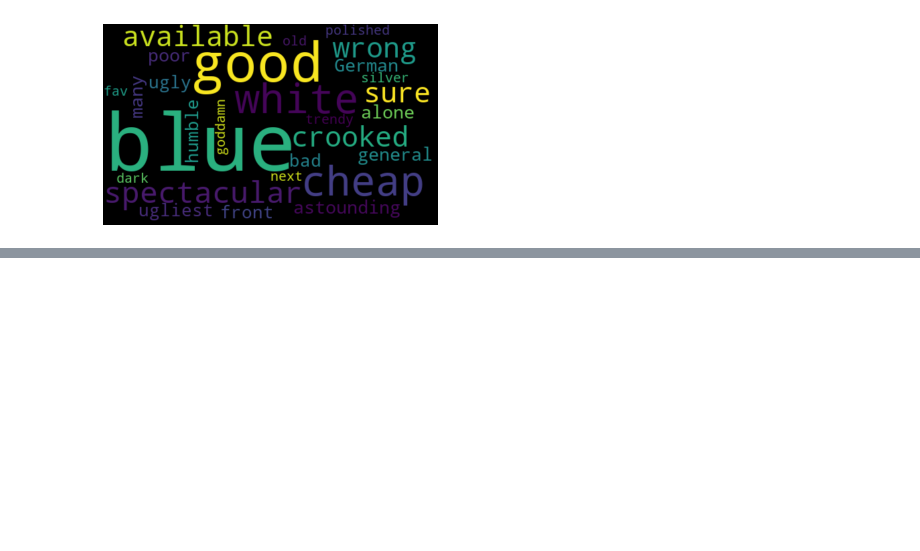
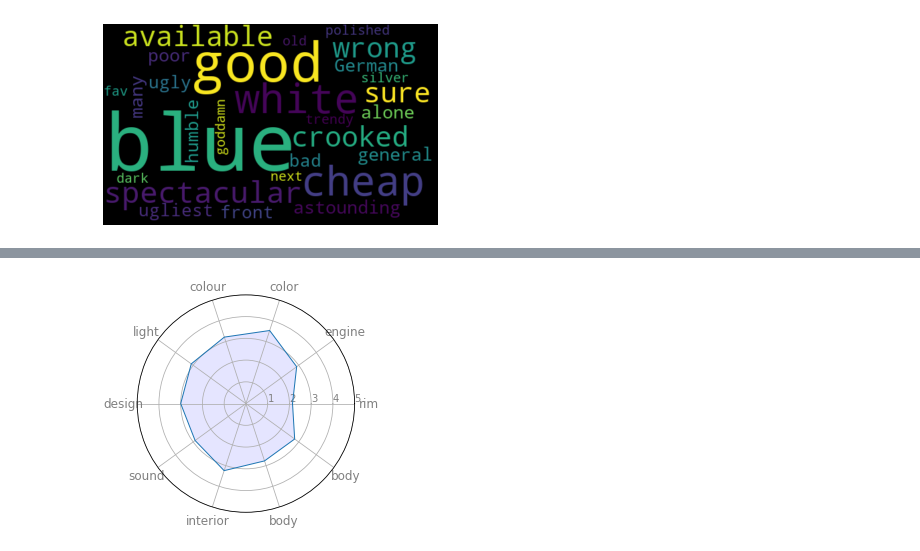
Before and after one commit to johnphilipp/yt-analytics, a Jupyter notebook: test.ipynb, the cells around one changed output, grey strips where cells are left out. Saved outputs shown, nothing was run; the diff lists cells and outputs as text; code cells hidden in the pictures; blank space fills up the shorter version.

Commit message:
Added radar chart

```diff
--- a/test.ipynb
+++ b/test.ipynb
@@ -478,0 +428,10 @@ See the caveats in the documentation: https://pandas.pydata.org/pandas-docs/stab
+# %%
+# New df which filters to only include comments that contain meantion of a feature
+features = ["rim", "steering wheel", "engine", "color", "colour",
+            "carbon", "light", "design", "sound", "interior", "exterior",
+            "mirror", "body", "brake", "chassis", "suspension", "gearbox",
+            "navigation", "infotainment"]
+dfFeatures = pd.DataFrame()
+for feature in features:
+    dfFeatures = pd.concat([dfFeatures, get_df_with_feature(feature)], axis=0)
+len(dfFeatures)
@@ -478,0 +456,10 @@ See the caveats in the documentation: https://pandas.pydata.org/pandas-docs/stab
+# %%
+dfFeatureStats = []
+for feature in features:
+    dfFeatureStats.append([feature,
+                         len(dfFeatures[dfFeatures["Feature"] == feature]),
+                         dfFeatures[dfFeatures["Feature"] == feature]["Sentiment"].mean()])
+
+dfFeatureStats = pd.DataFrame(dfFeatureStats, columns=['Feature', 'Comment count', 'Sentiment mean'])
+dfFeatureStats = dfFeatureStats[dfFeatureStats['Comment count'] >= 5]
+dfFeatureStats.sort_values(by=["Sentiment mean"], ascending=False)
@@ -478,0 +478,51 @@ See the caveats in the documentation: https://pandas.pydata.org/pandas-docs/stab
+# %%
+# Libraries
+import matplotlib.pyplot as plt
+import pandas as pd
+from math import pi
+
+# Set data
+# df = pd.DataFrame({
+# 'group': ['A','B','C','D'],
+# 'var1': [38, 1.5, 30, 4],
+# 'var2': [29, 10, 9, 34],
+# 'var3': [8, 39, 23, 24],
+# 'var4': [7, 31, 33, 14],
+# 'var5': [28, 15, 32, 14]
+# })
+
+# number of variable
+categories=list(dfFeatureStats["Feature"])
+N = len(categories)
+
+# We are going to plot the first line of the data frame.
+# But we need to repeat the first value to close the circular graph:
+values = list(dfFeatureStats["Sentiment mean"])
+values += [list(dfFeatureStats["Sentiment mean"])[0]]
+values
+
+# What will be the angle of each axis in the plot? (we divide the plot / number of variable)
+angles = [n / float(N) * 2 * pi for n in range(N)]
+angles += angles[:1]
+
+# Initialise the spider plot
+ax = plt.subplot(111, polar=True)
+
+# Draw one axe per variable + add labels
+plt.xticks(angles[:-1], categories, color='grey', size=12)
+
+# Draw ylabels
+ax.set_rlabel_position(0)
+plt.yticks([1,2,3,4,5], ["1","2","3","4","5"], color="grey", size=10)
+plt.ylim(0,5)
+
+# Plot data
+ax.plot(angles, values, linewidth=1, linestyle='solid')
+
+# Fill area
+ax.fill(angles, values, 'b', alpha=0.1)
+
+# Show the graph
+plt.show()
+# %% [output]
+[figure, added]
```
Also changed, not shown: parts of 12 cells of this notebook.
